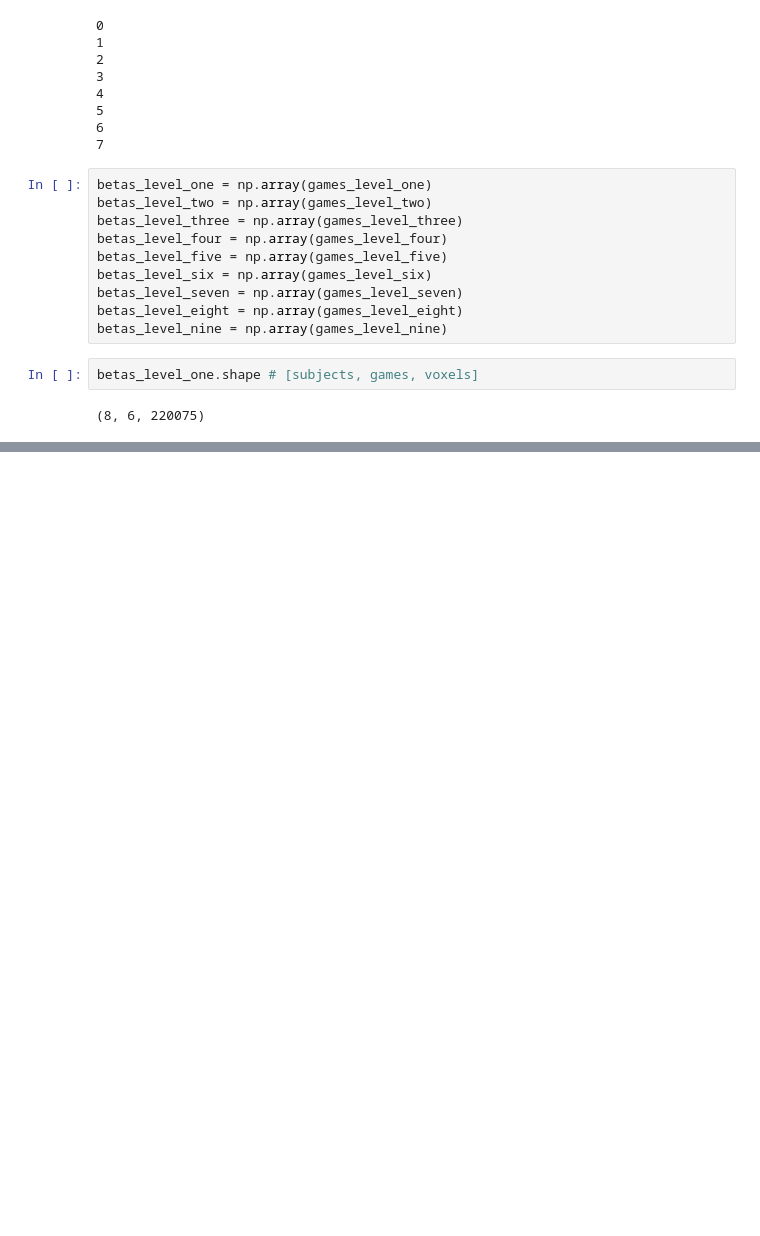
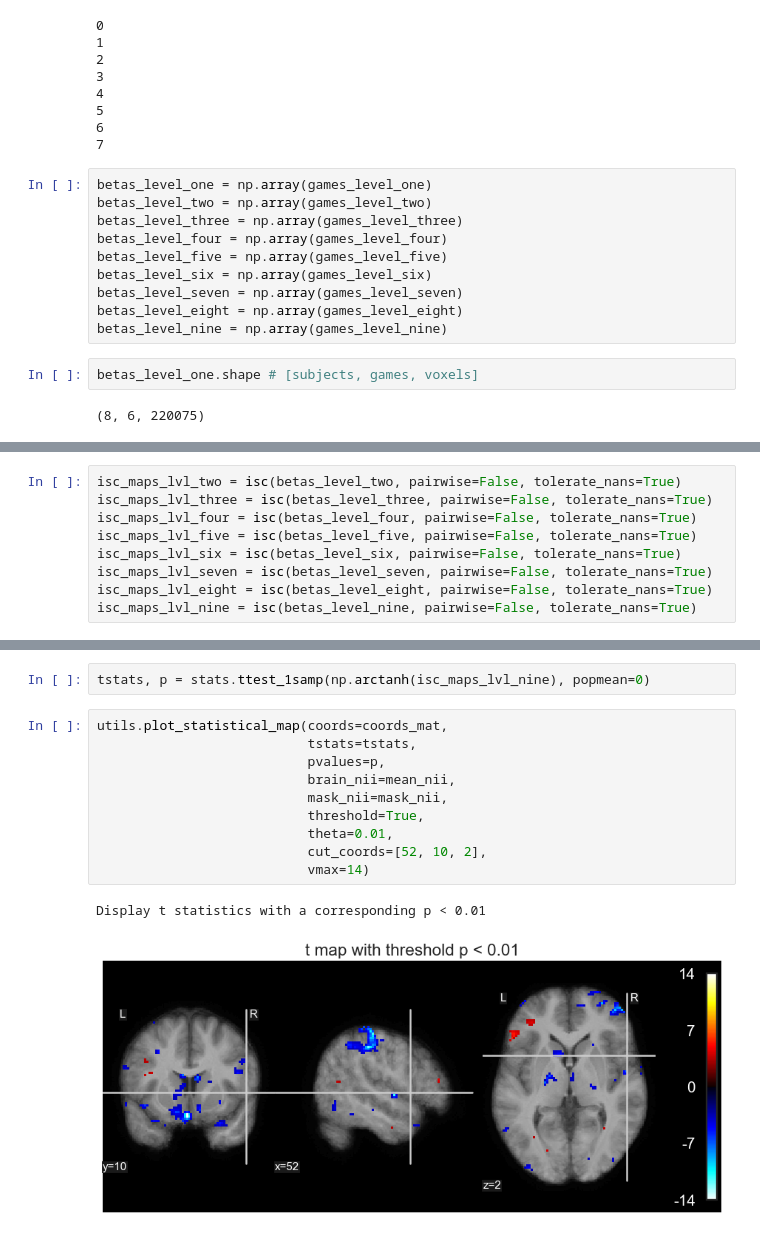
Before and after one commit to tomov/VGDL-fMRI-Python-Data-Analysis, a Jupyter notebook: Multivariate_analyses_Daphne/smooth_betas_levels_activity.ipynb, the cells around one changed output, grey strips where cells are left out. Drawn from its saved outputs; the diff is of its cells as text; blank space fills up the shorter version.

```diff
--- a/Multivariate_analyses_Daphne/smooth_betas_levels_activity.ipynb
+++ b/Multivariate_analyses_Daphne/smooth_betas_levels_activity.ipynb
@@ -221,0 +273,9 @@ isc_maps = isc(games_level_one, pairwise=False)
+# %%
+isc_maps_lvl_two = isc(betas_level_two, pairwise=False, tolerate_nans=True)
+isc_maps_lvl_three = isc(betas_level_three, pairwise=False, tolerate_nans=True)
+isc_maps_lvl_four = isc(betas_level_four, pairwise=False, tolerate_nans=True)
+isc_maps_lvl_five = isc(betas_level_five, pairwise=False, tolerate_nans=True)
+isc_maps_lvl_six = isc(betas_level_six, pairwise=False, tolerate_nans=True)
+isc_maps_lvl_seven = isc(betas_level_seven, pairwise=False, tolerate_nans=True)
+isc_maps_lvl_eight = isc(betas_level_eight, pairwise=False, tolerate_nans=True)
+isc_maps_lvl_nine = isc(betas_level_nine, pairwise=False, tolerate_nans=True)
@@ -221,0 +303,15 @@ isc_maps = isc(games_level_one, pairwise=False)
+# %%
+tstats, p = stats.ttest_1samp(np.arctanh(isc_maps_lvl_nine), popmean=0)
+# %%
+utils.plot_statistical_map(coords=coords_mat,
+                           tstats=tstats,
+                           pvalues=p,
+                           brain_nii=mean_nii,
+                           mask_nii=mask_nii,
+                           threshold=True,
+                           theta=0.01,
+                           cut_coords=[52, 10, 2],
+                           vmax=14)
+# %% [output]
+Display t statistics with a corresponding p < 0.01
+[figure, added]
```
Also changed, not shown: parts of 20 cells of this notebook, 17 other files.
